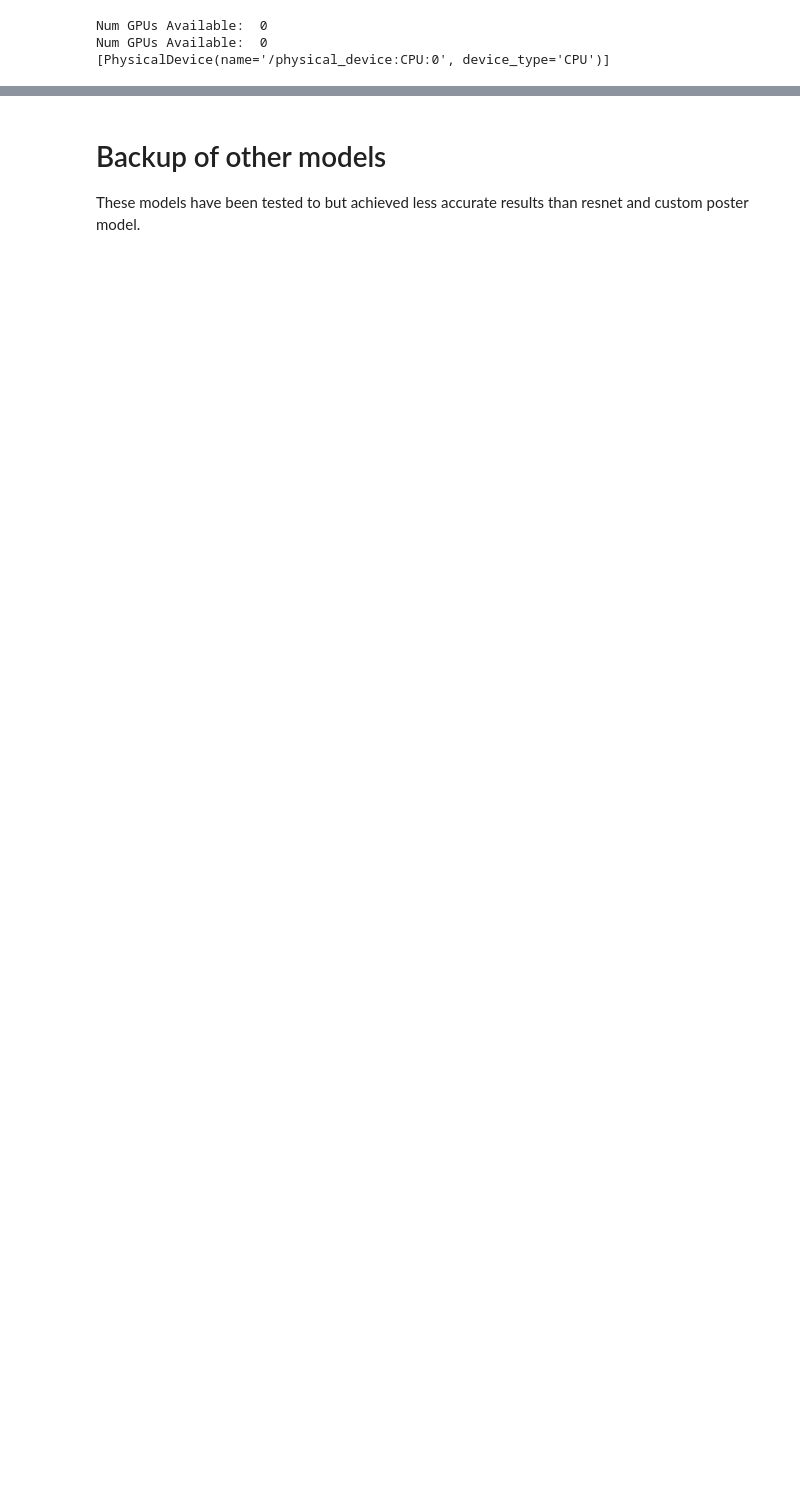
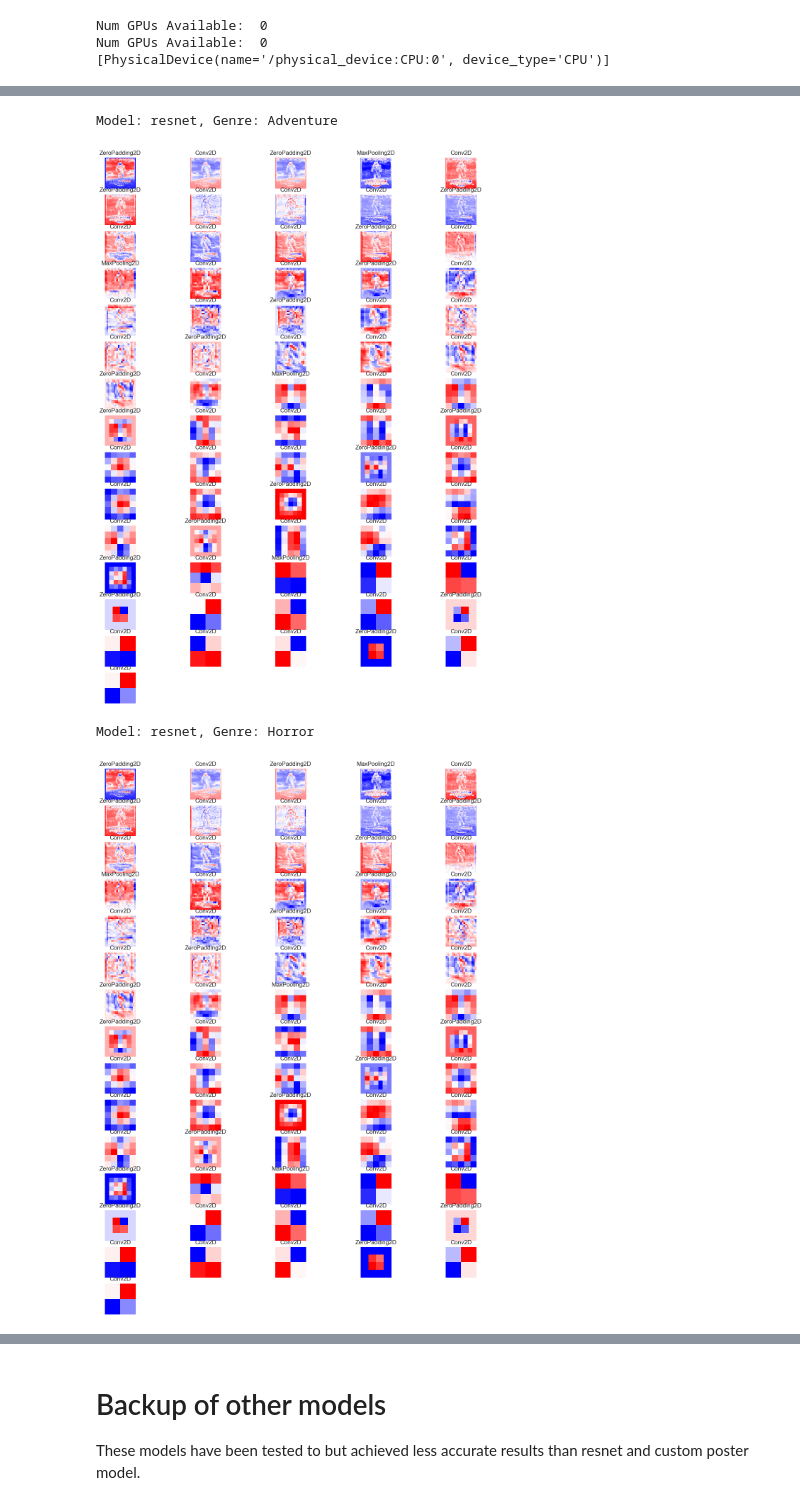
Before and after one commit to aalolexx/cnn-movie-poster-genre-prediction, a Jupyter notebook: poster_predictor.ipynb, the cells around one changed output, grey strips where cells are left out. Drawn from its saved outputs; the diff is of its cells as text; code cells hidden in the pictures; blank space fills up the shorter version.

Commit message:
added model filter visualization

```diff
--- a/poster_predictor.ipynb
+++ b/poster_predictor.ipynb
@@ -465,0 +471,27 @@ Num GPUs Available:  0
+# %%
+def get_model_feature_layers(model):
+    fig = plt.figure(figsize=(15, 20))
+    i = 1
+    img = utils.load_img('data/download/interstellar.jpg', target_size=(300,300,3))
+    img = utils.img_to_array(img)
+    img = img.reshape(1,300,300,3)
+    layers = model.layers
+    if hasattr(layers[0], 'layers'):
+        layers = model.layers[0].layers
+    for layer in layers:
+        if isinstance(layer, Conv2D) or isinstance(layer, MaxPool2D) or isinstance(layer, ZeroPadding2D):
+            try:
+                img = layer(img)
+            except:
+                continue
+            output_img = np.squeeze(img)
+            output_img = np.sum(output_img, axis=2)
+            normalized_image = ((output_img - np.min(output_img)) / (np.max(output_img) - np.min(output_img))) * 255
+            a = fig.add_subplot(15, 5, i)
+            a.set_title(layer.__class__.__name__)
+            imgplot = plt.imshow(normalized_image, cmap='bwr', vmin=0, vmax=255)
+            a.axis('off')
+            i += 1
+
+    plt.show()
+    plt.close()
@@ -465,0 +516,17 @@ Num GPUs Available:  0
+# %%
+model = get_model('resnet', 'Adventure')
+print('Model: resnet, Genre: Adventure')
+get_model_feature_layers(model)
+
+model = get_model('resnet', 'Horror')
+print('Model: resnet, Genre: Horror')
+get_model_feature_layers(model)
+
+model = get_model('resnet', 'Family')
+print('Model: resnet, Genre: Family')
+get_model_feature_layers(model)
+# %% [output]
+Model: resnet, Genre: Adventure
+[figure, added]
+Model: resnet, Genre: Horror
+[figure, added]
```
Also changed, not shown: parts of 6 cells of this notebook.
